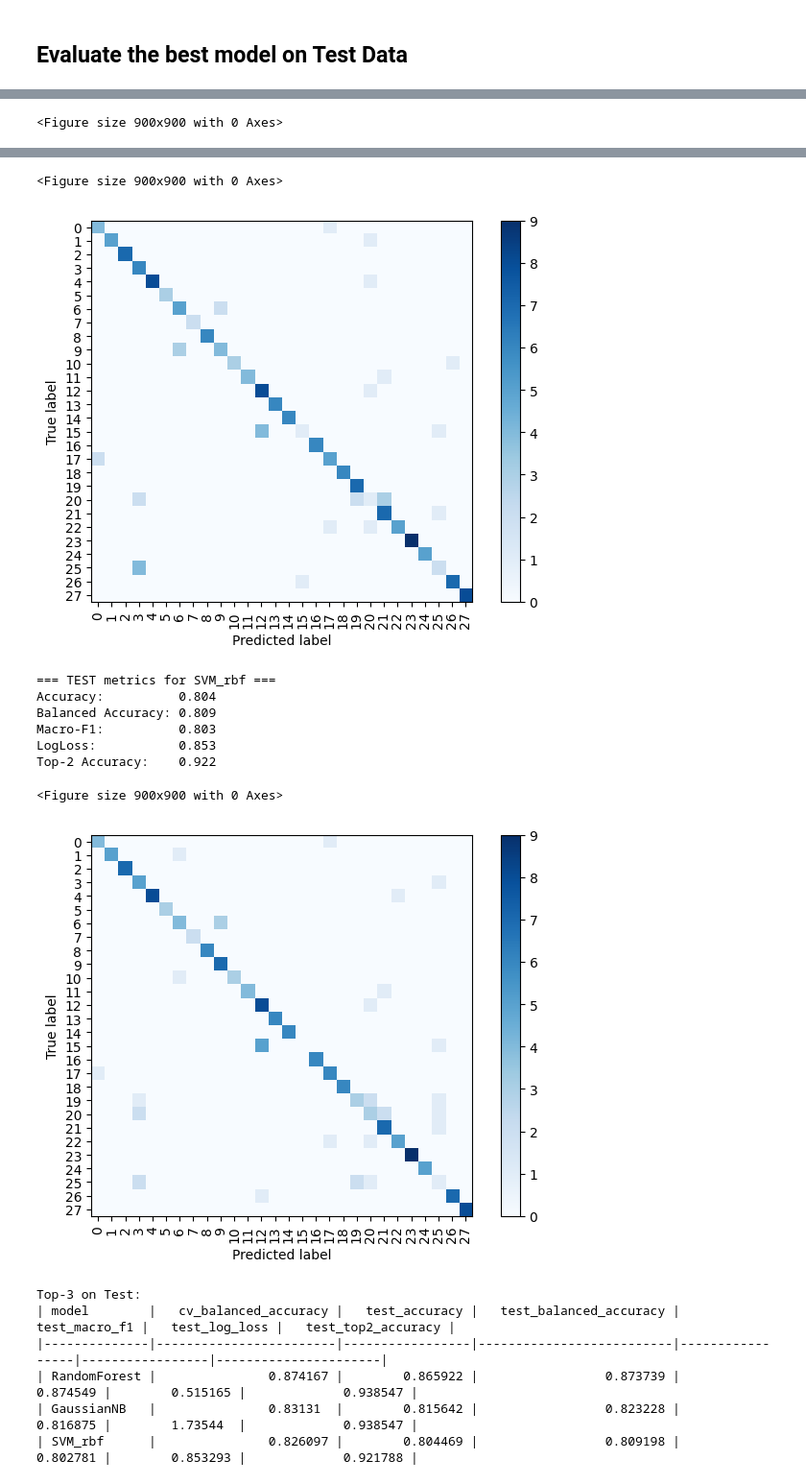
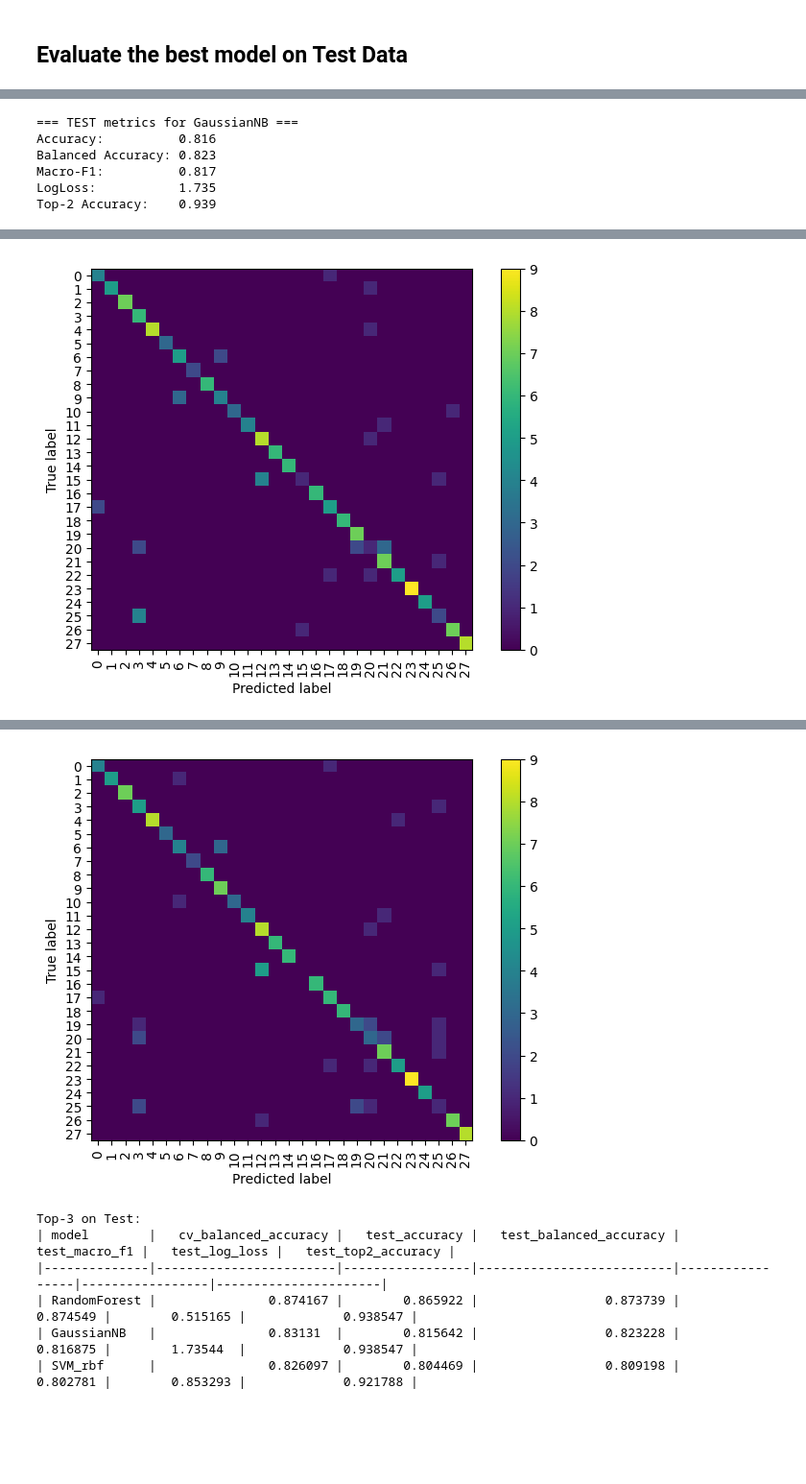
Before and after one commit to AnnyNny/population_classification, a Jupyter notebook: Russian_population_ML.ipynb, the cells around one changed output, grey strips where cells are left out. Shown at 96% size. Cells and saved outputs as stored; diff of their text form; code cells hidden in the pictures; blank space fills up the shorter version.

```diff
--- a/Russian_population_ML.ipynb
+++ b/Russian_population_ML.ipynb
@@ -333,21 +342,13 @@ os.makedirs("tuned_models", exist_ok=True)
 
 for name, (estimator, grid) in models.items():
     print(f"\n=== Tuning {name} ===")
-    cache_path = f"tuned_models/{name}_best.pkl"
-
-    """if os.path.exists(cache_path):
-        best = joblib.load(cache_path)
-        print("[cache] loaded best estimator")"""
-
     gs = GridSearchCV(estimator, grid, scoring=scoring, cv=cv,
                       n_jobs=-1, refit=True, verbose=0)
     gs.fit(X_train_scaled, y_train)
     best = gs.best_estimator_
     cv_ba = gs.best_score_
-    joblib.dump(best, cache_path)
     pd.DataFrame(gs.cv_results_).to_csv(f"tuned_models/{name}_cv_results.csv", index=False)
     print("best params:", gs.best_params_, "cv Balanced Accuracy:", cv_ba)
-
     best_models[name] = best
     cv_results_list.append({"name": name, "cv_ba": float(cv_ba), "best": best})
 
@@ -379,7 +380,7 @@ Top-3 by CV BA:
 # %% [markdown]
 ## Evaluate the best model on Test Data
 # %%
-# --- evaluate those top-3 on TEST ---
+# evaluate top-3 on test
 from sklearn.metrics import (accuracy_score, balanced_accuracy_score, f1_score,
                              log_loss, top_k_accuracy_score, classification_report,
                              confusion_matrix, ConfusionMatrixDisplay)
@@ -390,7 +391,7 @@ for d in top3:
     name = d["name"]
     model = d["best"]
 
-    y_pred = model.predict(X_test_scaled)               # keep the same feature scale as CV
+    y_pred = model.predict(X_test_scaled)
     has_proba = hasattr(model, "predict_proba")
     y_proba = model.predict_proba(X_test_scaled) if has_proba else None
 
@@ -408,6 +409,10 @@ for d in top3:
         print(f"LogLoss:           {ll:.3f}")
         print(f"Top-2 Accuracy:    {top2:.3f}")
 
+    missing = set(np.unique(y_test)) - set(np.unique(y_pred))
+    if missing:
+        print(f"This classes were not predicted at all by {name} model:", missing)
+
     # save report + confusion matrix for each top model
     rep = classification_report(y_test, y_pred, digits=3)
     with open(f"tuned_models/{name}_TEST_report.txt", "w") as f:
@@ -415,8 +420,7 @@ for d in top3:
 
     cm = confusion_matrix(y_test, y_pred)
     disp = ConfusionMatrixDisplay(confusion_matrix=cm)
-    plt.figure(figsize=(9,9))
-    disp.plot(include_values=False, cmap="Blues", xticks_rotation=90)
+    disp.plot(include_values=False, xticks_rotation=90)
     plt.tight_layout()
     plt.savefig(f"tuned_models/{name}_TEST_confusion_matrix.png", dpi=300, bbox_inches="tight")
     plt.show()
@@ -441 +446,6 @@ Top-2 Accuracy:    0.939
-<Figure size 900x900 with 0 Axes>
+=== TEST metrics for GaussianNB ===
+Accuracy:          0.816
+Balanced Accuracy: 0.823
+Macro-F1:          0.817
+LogLoss:           1.735
+Top-2 Accuracy:    0.939
@@ -442,0 +452 @@ Top-2 Accuracy:    0.939
+[figure, new version]
@@ -449,11 +460,2 @@ Top-2 Accuracy:    0.939
-<Figure size 900x900 with 0 Axes>
-[figure, old version]
-=== TEST metrics for SVM_rbf ===
-Accuracy:          0.804
-Balanced Accuracy: 0.809
-Macro-F1:          0.803
-LogLoss:           0.853
-Top-2 Accuracy:    0.922
-<Figure size 900x900 with 0 Axes>
-[figure, old version]
+[figure, new version]
 # %%
```
Also changed, not shown: parts of 19 cells of this notebook.
